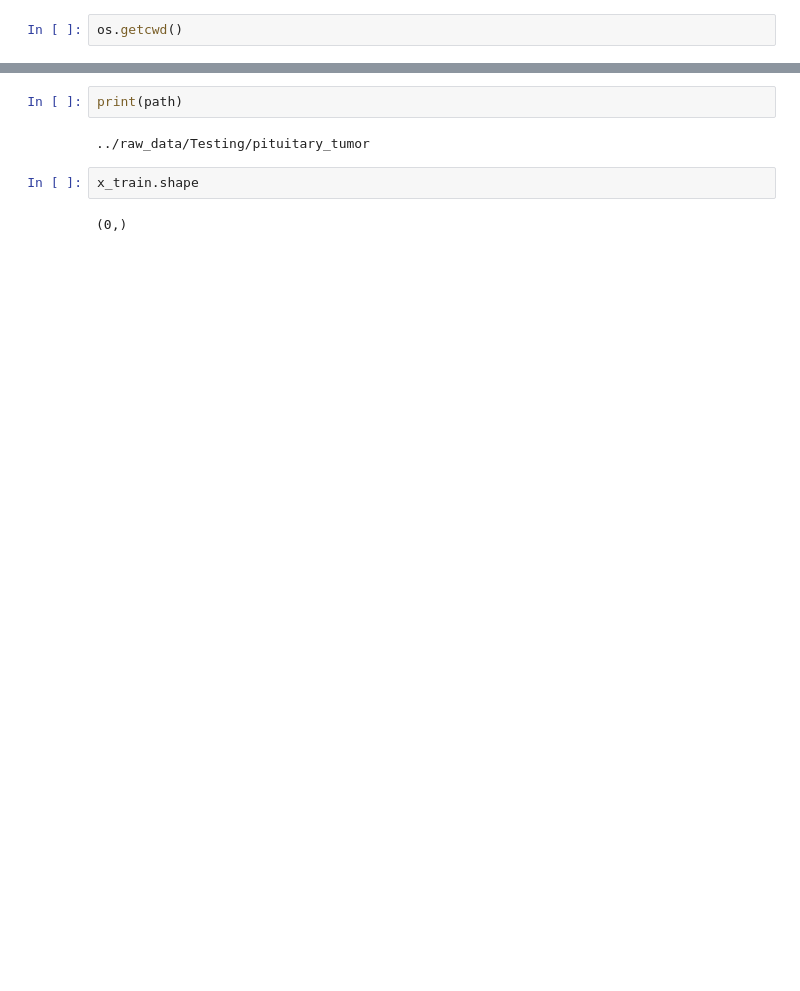
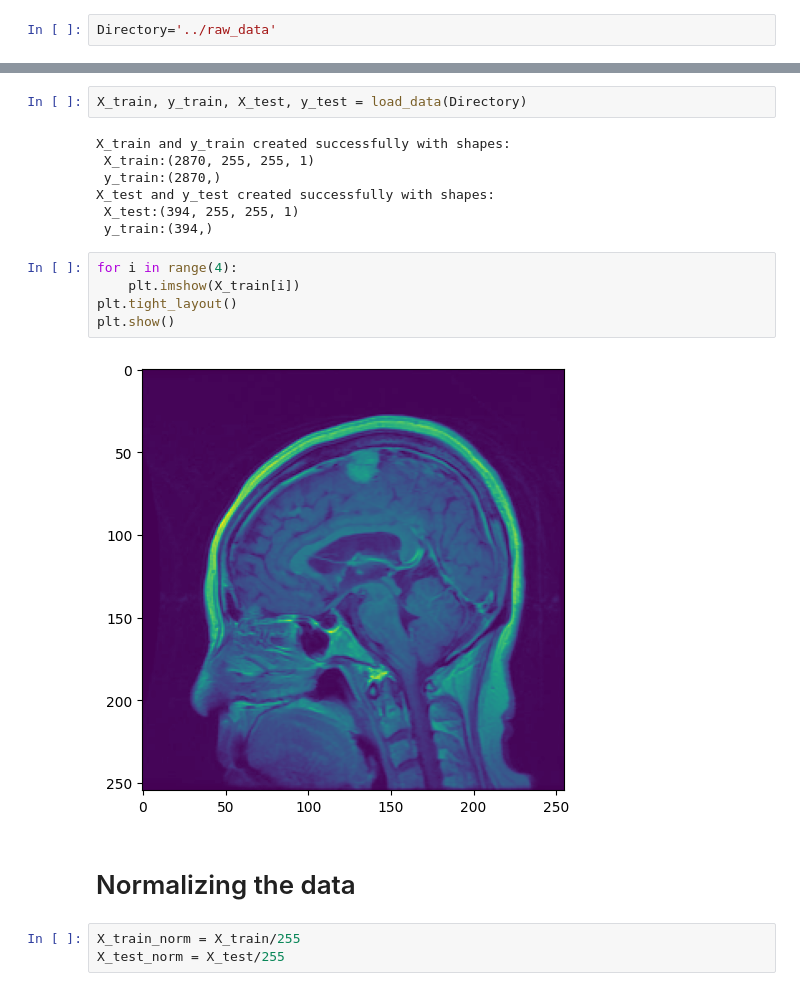
Before and after one commit to Victorvone/braintumorclassification, a Jupyter notebook: notebooks/baseline_model.ipynb, the cells around one changed output, grey strips where cells are left out. Drawn from its saved outputs; the diff is of its cells as text; blank space fills up the shorter version.

Commit message:
Uploading the data and normalizing the data

```diff
--- a/notebooks/baseline_model.ipynb
+++ b/notebooks/baseline_model.ipynb
@@ -8,2 +16,2 @@ from matplotlib import pyplot as plt
 # %%
-os.getcwd()
+Directory='../raw_data'
@@ -70,8 +82,21 @@ Loading complete for training and testing dataset
 # %%
-print(path)
+X_train, y_train, X_test, y_test = load_data(Directory)
 # %% [output]
-../raw_data/Testing/pituitary_tumor
+X_train and y_train created successfully with shapes:
+ X_train:(2870, 255, 255, 1)
+ y_train:(2870,)
+X_test and y_test created successfully with shapes:
+ X_test:(394, 255, 255, 1)
+ y_train:(394,)
-# %%
-x_train.shape
-# %% [output]
-(0,)
+# %%
+for i in range(4):
+    plt.imshow(X_train[i])
+plt.tight_layout()
+plt.show()
+# %% [output]
+[figure, added]
+# %% [markdown]
+# Normalizing the data
+# %%
+X_train_norm = X_train/255
+X_test_norm = X_test/255
```
Also changed, not shown: parts of 5 cells of this notebook.
